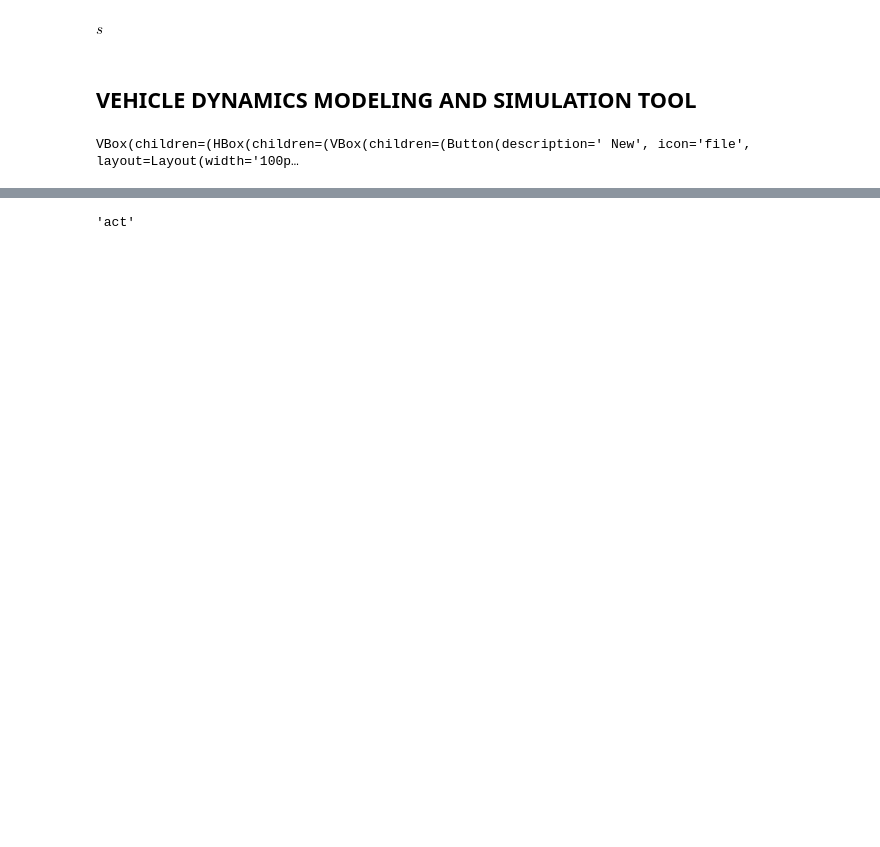
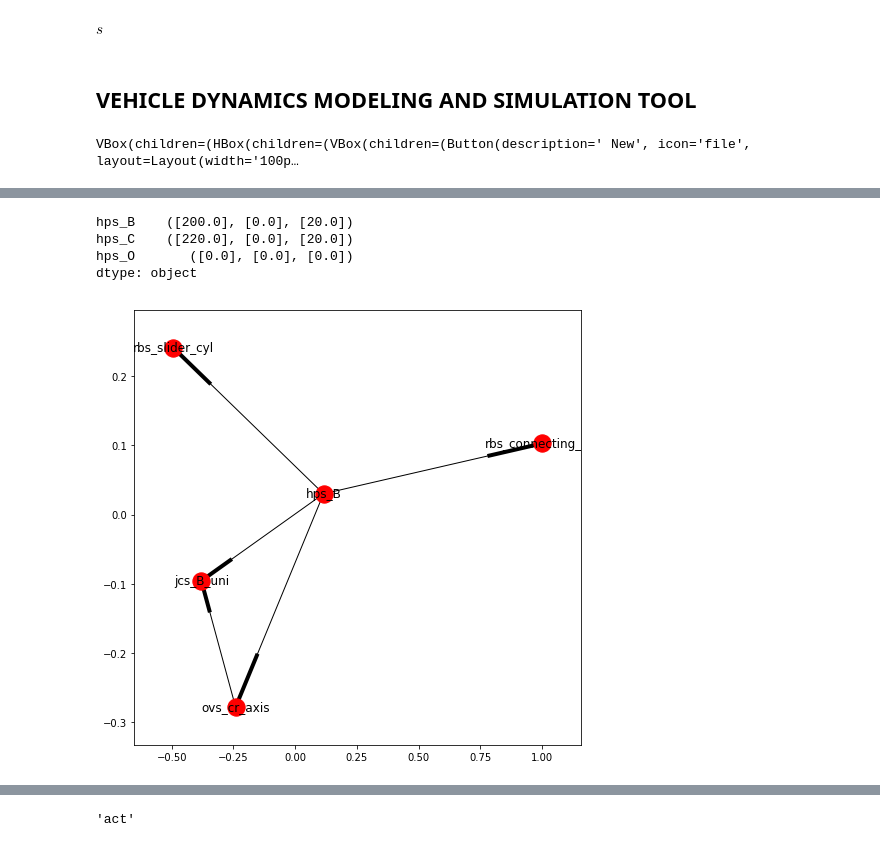
Before and after one commit to khaledghobashy/asurt_cdt, a Jupyter notebook: models/slider_cranck/slider_cranck.ipynb, the cells around one changed output, grey strips where cells are left out. Drawn from its saved outputs; the diff is of its cells as text; code cells hidden in the pictures; blank space fills up the shorter version.

```diff
--- a/models/slider_cranck/slider_cranck.ipynb
+++ b/models/slider_cranck/slider_cranck.ipynb
@@ -31,0 +32,17 @@ m.show_data_flow()
+# %%
+m.points
+# %% [output]
+hps_B    ([200.0], [0.0], [20.0])
+hps_C    ([220.0], [0.0], [20.0])
+hps_O       ([0.0], [0.0], [0.0])
+dtype: object
+# %%
+node='hps_B'
+g = m.data_graph.subgraph(list(m.data_graph.successors(node))+[node])
+fig = plt.figure(figsize=(8,8))
+layout = nx.circular_layout(g)
+nx.draw_networkx(g,with_labels=True)
+#nx.draw_networkx(g)#,with_labels=True,pos=layout)
+plt.show()
+# %% [output]
+[figure, added]
```
Also changed, not shown: parts of 21 cells of this notebook, 7 other files.
